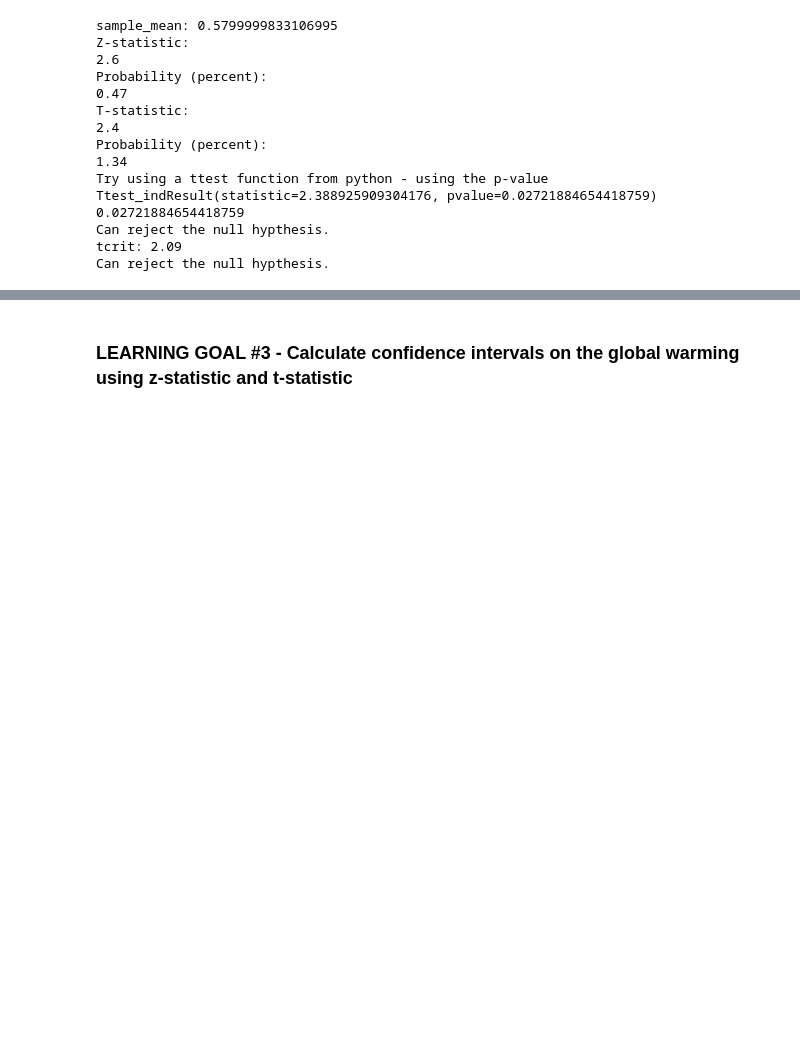
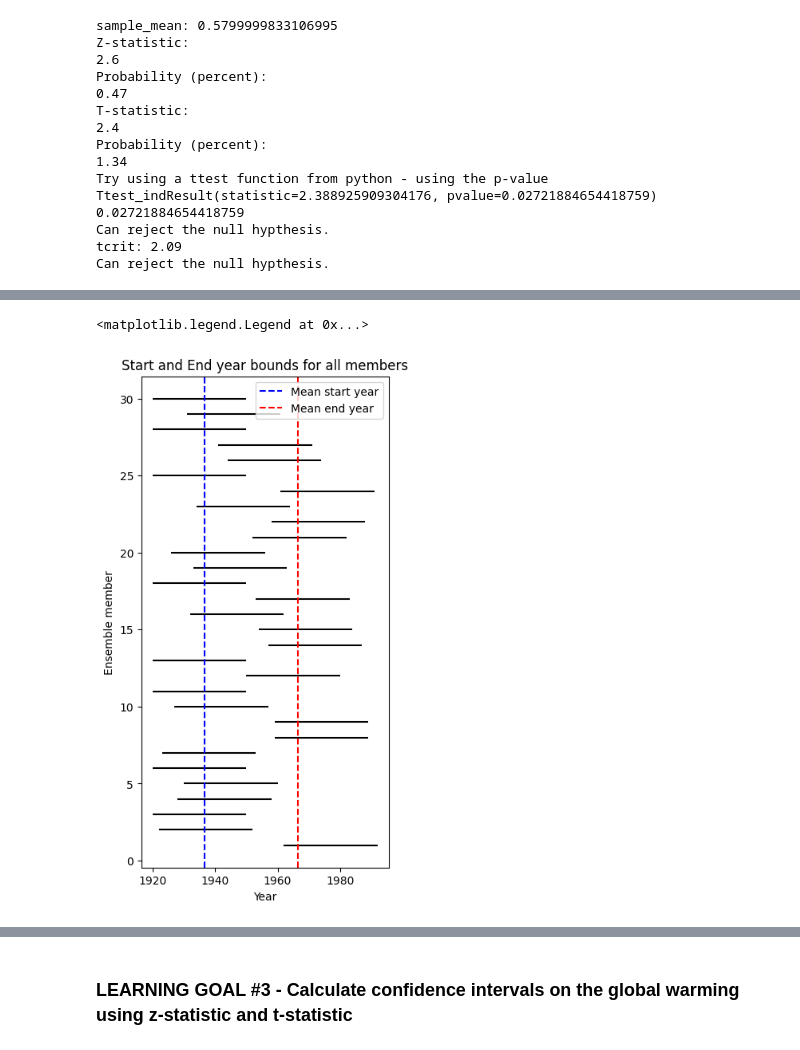
Before and after one commit to GilbertCloud/ATOC5860, a Jupyter notebook: labs/lab1/ATOC5860_applicationslab1_ztest_ttest.ipynb, the cells around one changed output, grey strips where cells are left out. Saved outputs shown, nothing was run; the diff lists cells and outputs as text; code cells hidden in the pictures; blank space fills up the shorter version.

```diff
--- a/labs/lab1/ATOC5860_applicationslab1_ztest_ttest.ipynb
+++ b/labs/lab1/ATOC5860_applicationslab1_ztest_ttest.ipynb
@@ -231,0 +313,16 @@ Can reject the null hypthesis.
+# %%
+fig, ax = plt.subplots(1,1)
+fig.set_size_inches(4,8)
+
+## plot all start/end year combos
+for i in range(1,31):
+    ax.hlines(i,xmin=startyear_list[i-1],xmax=endyear_list[i-1],colors='k',zorder=1)
+ax.axvline(np.mean(startyear_list),ls='--',c='b',zorder=2,label='Mean start year')
+ax.axvline(np.mean(endyear_list),ls='--',c='r',zorder=2,label='Mean end year')
+ax.set_ylabel('Ensemble member');
+ax.set_xlabel('Year');
+ax.set_title('Start and End year bounds for all members')
+ax.legend()
+# %% [output]
+<matplotlib.legend.Legend at 0x...>
+[figure, added]
```
Also changed, not shown: parts of 8 cells of this notebook.
